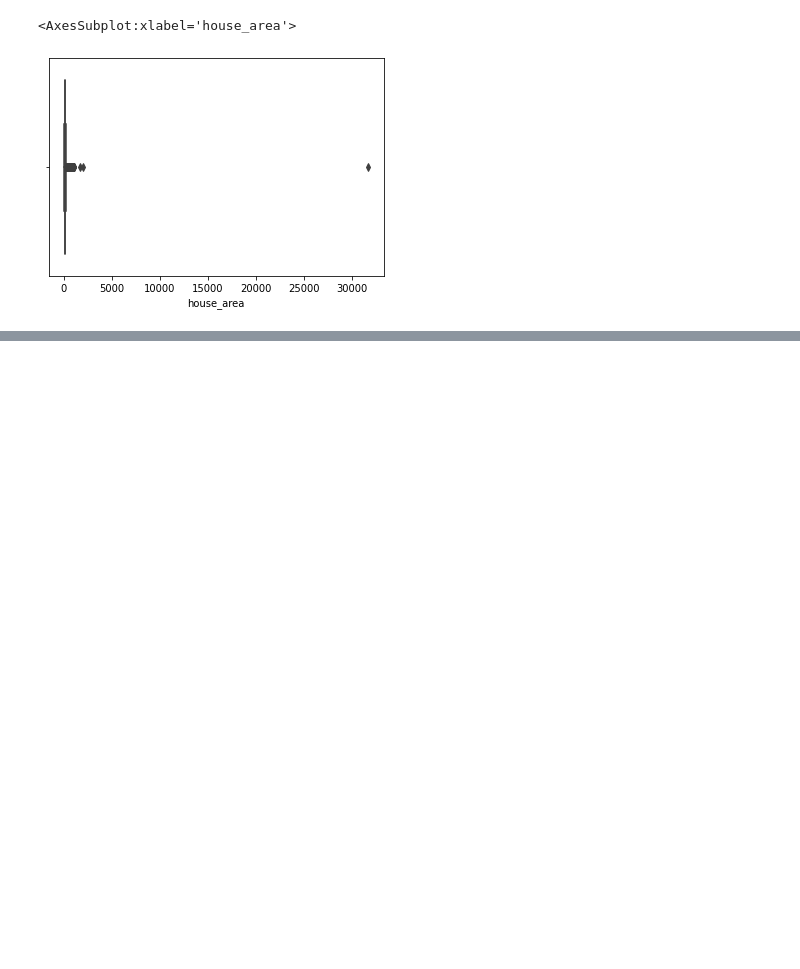
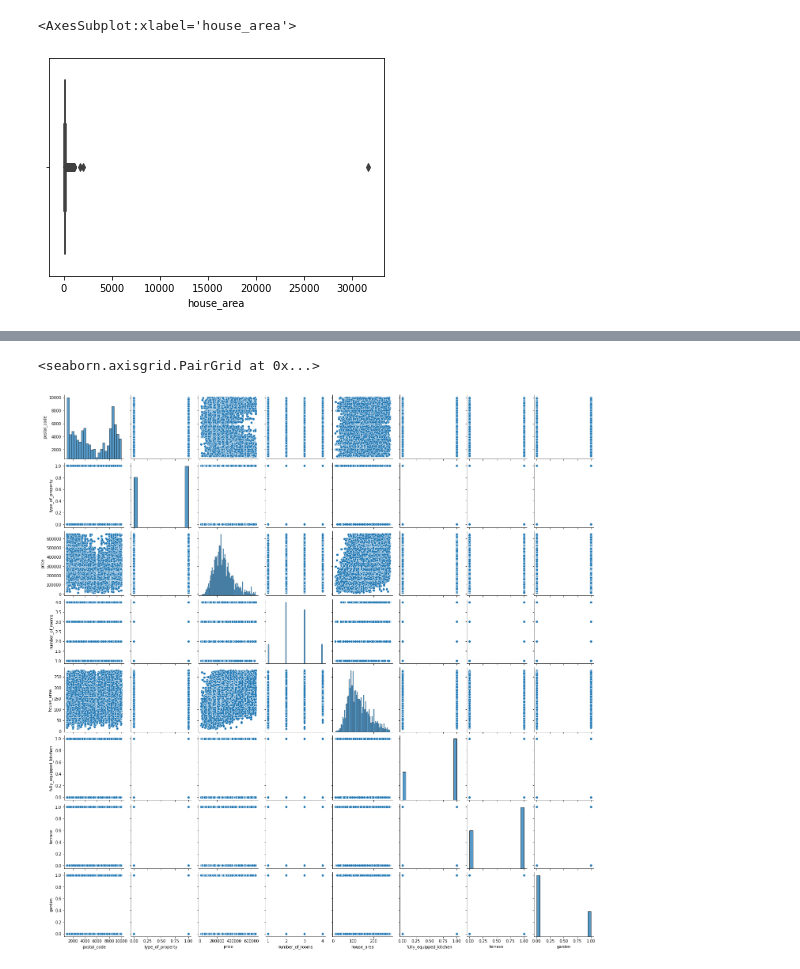
Before and after one commit to leersmathieu/ImmoEliza-API, a Jupyter notebook: data-cleaning-IC52.ipynb, the cells around one changed output, grey strips where cells are left out. Cells and saved outputs as stored; diff of their text form; code cells hidden in the pictures; blank space fills up the shorter version.

```diff
--- a/data-cleaning-IC52.ipynb
+++ b/data-cleaning-IC52.ipynb
@@ -152,0 +271,5 @@ dtype: object
+# %%
+sns.pairplot(df_util)
+# %% [output]
+<seaborn.axisgrid.PairGrid at 0x...>
+[figure, added]
```
Also changed, not shown: parts of 24 cells of this notebook, 1 other file.
